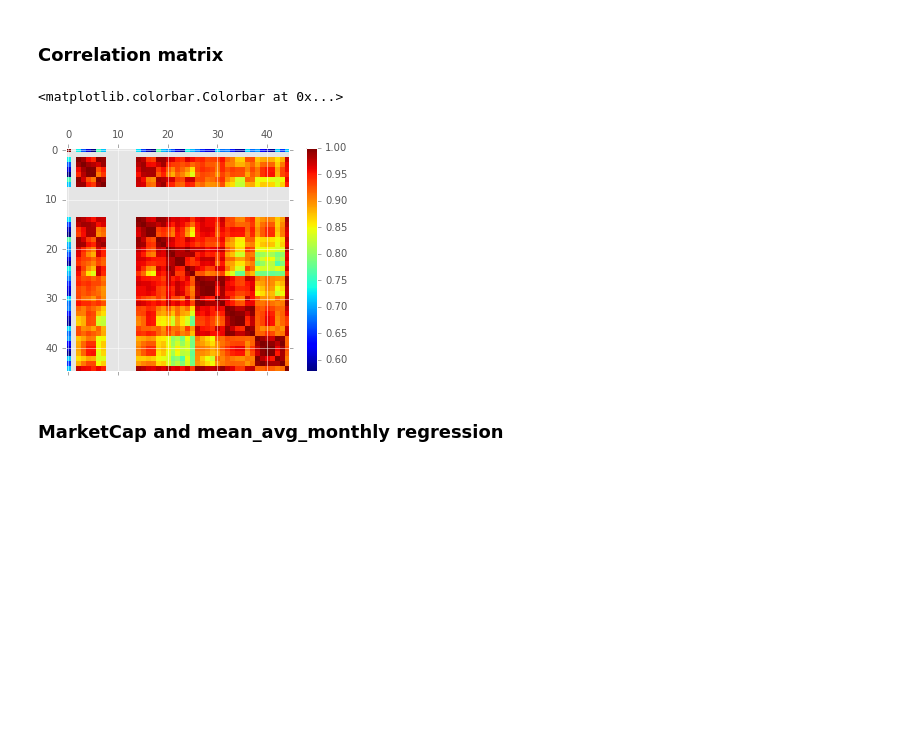
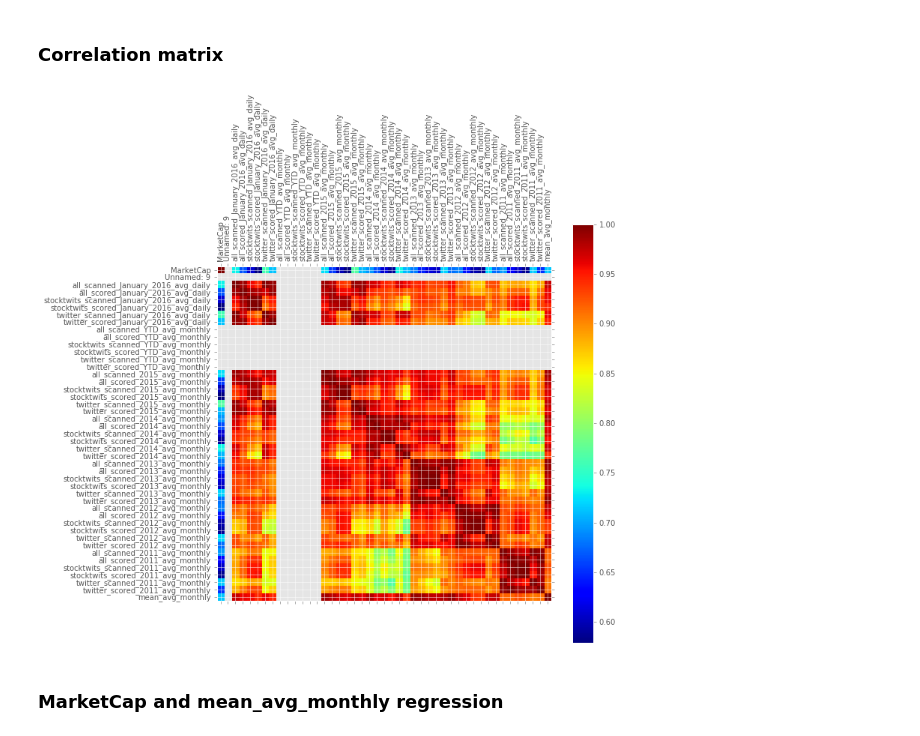
Before and after one commit to densekernel/sentisignal, a Jupyter notebook: runnables/Final_001.ipynb, the cells around one changed output. Cells and saved outputs as stored; diff of their text form; code cells hidden in the pictures; blank space fills up the shorter version.

```diff
--- a/runnables/Final_001.ipynb
+++ b/runnables/Final_001.ipynb
@@ -96,22 +98,9 @@ plt.title('')
 # %% [markdown]
 ### Correlation matrix
-# %%
-fig = plt.figure()
-data_nasdaq_top_100_mkt_cap_symbology_corr = data_nasdaq_top_100_mkt_cap_symbology.corr()
-# plt.matshow(data_nasdaq_top_100_mkt_cap_symbology_corr)
-# plt.colorbar(data_nasdaq_top_100_mkt_cap_symbology_corr)
-
-labels = data_nasdaq_top_100_mkt_cap_symbology_corr.columns
-# print labels
-ax = fig.add_subplot(111)
-cax = ax.matshow(data_nasdaq_top_100_mkt_cap_symbology_corr, interpolation='nearest')
-fig.colorbar(cax)
-
-# ax.set_xticklabels(['']+labels)
-# ax.set_yticklabels(['']+labels)
-# %% [output]
-<matplotlib.colorbar.Colorbar at 0x...>
-[figure, removed]
+# %%
+sentisignal.plot_corr(data_nasdaq_top_100_mkt_cap_symbology)
+# %% [output]
+[figure, added]
 # %% [markdown]
 ### MarketCap and mean_avg_monthly regression
 # %%
```
Also changed, not shown: parts of 18 cells of this notebook, 2 other files.
